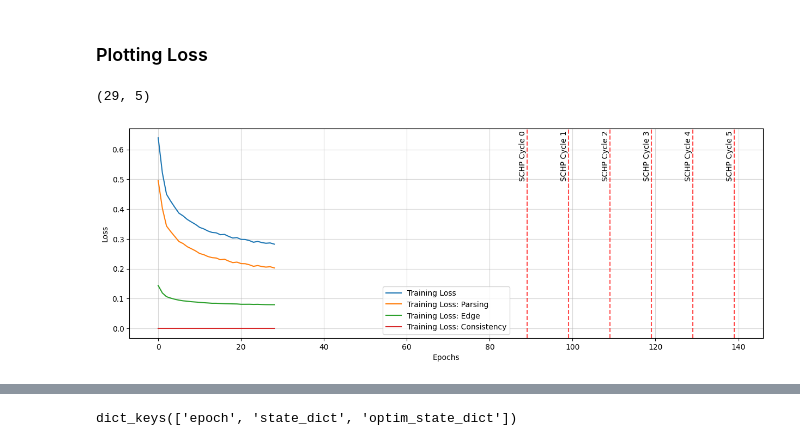
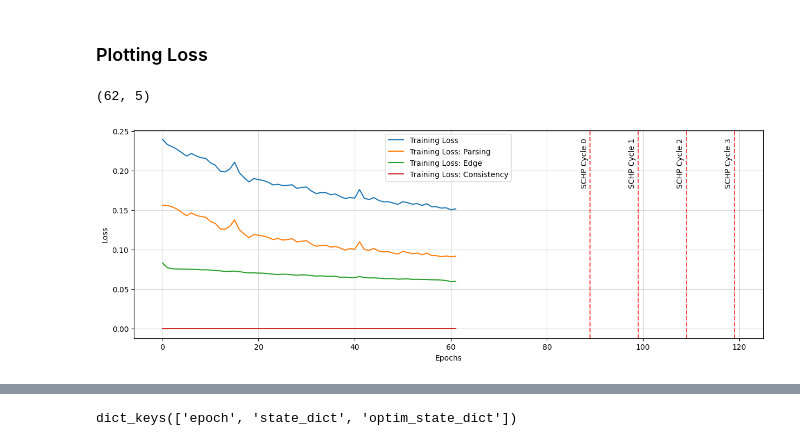
Before and after one commit to JelinR/Self-Correction-Human-Parsing, a Jupyter notebook: rough_work.ipynb, the cells around one changed output, grey strips where cells are left out. Drawn from its saved outputs; the diff is of its cells as text; code cells hidden in the pictures.

```diff
--- a/rough_work.ipynb
+++ b/rough_work.ipynb
@@ -786,8 +786,9 @@ path = "/mnt/Self-Correction-Human-Parsing/log/schp_stand/loss_per_epoch.txt"
 
 # path = "/mnt/Self-Correction-Human-Parsing/log/segformer_small/mit_b4/loss_per_epoch.txt"
 
-# path = "/mnt/Self-Correction-Human-Parsing/log/segformer_big/lip_train/loss_per_epoch.txt"
+path = "/mnt/Self-Correction-Human-Parsing/log/segformer_big/lip_train/loss_per_epoch.txt"
 path = "/mnt/Self-Correction-Human-Parsing/log/segformer_big/finetune_phase_1/loss_per_epoch.txt"
+path = "/mnt/Self-Correction-Human-Parsing/log/segformer_big/finetune_phase_2/loss_per_epoch.txt"
 
 with open(path, "r") as f:
     data = f.readlines()
@@ -795,7 +796,7 @@ with open(path, "r") as f:
 data = np.array([[float(elem) for elem in row.strip().split(",")] for row in data])#[:157]
 data.shape
 # %% [output]
-(29, 5)
+(62, 5)
 # %%
 # data[:6]
 # %%
@@ -805,31 +806,31 @@ data[:, 1] = data[:, [2, 3, 4]].sum(axis=1)
 # %%
 fig, ax = plt.subplots(1, 1, figsize=(15, 5))
 
-# data = data[:38]
+# data = data[:120]
 
 #data = np.nan_to_num(data, nan=0.0)
 
 
 ax.plot(data[:, 0], data[:, 1], label="Training Loss")
 ax.plot(data[:, 0], data[:, 2], label="Training Loss: Parsing")
 ax.plot(data[:, 0], data[:, 3], label="Training Loss: Edge")
 ax.plot(data[:, 0], data[:, 4], label="Training Loss: Consistency")
 
-num_cycles = 6
+num_cycles = 4
 schp_start_cycle = 89
 epochs_per_cycle = 10
 schp_end_cycle = schp_start_cycle + num_cycles * epochs_per_cycle
 for count, line_x in enumerate(np.arange(schp_start_cycle, schp_end_cycle, epochs_per_cycle)):
 
     ax.axvline(line_x, linestyle="dashed", alpha=0.7, color="red")
-    ax.text(line_x-2, 0.5, f"SCHP Cycle {count}", rotation=90)
+    ax.text(line_x-2, 0.18, f"SCHP Cycle {count}", rotation=90)
 
 plt.grid(True, alpha=0.5)
 plt.legend()
 plt.xlabel("Epochs")
 plt.ylabel("Loss")
 plt.show()
 
 print(f"Total Loss at epoch {len(data)}: {data[-1, 1]}")
 # %% [output]
-[figure, old version]
+[figure, new version]
```
Also changed, not shown: parts of 8 cells of this notebook.
